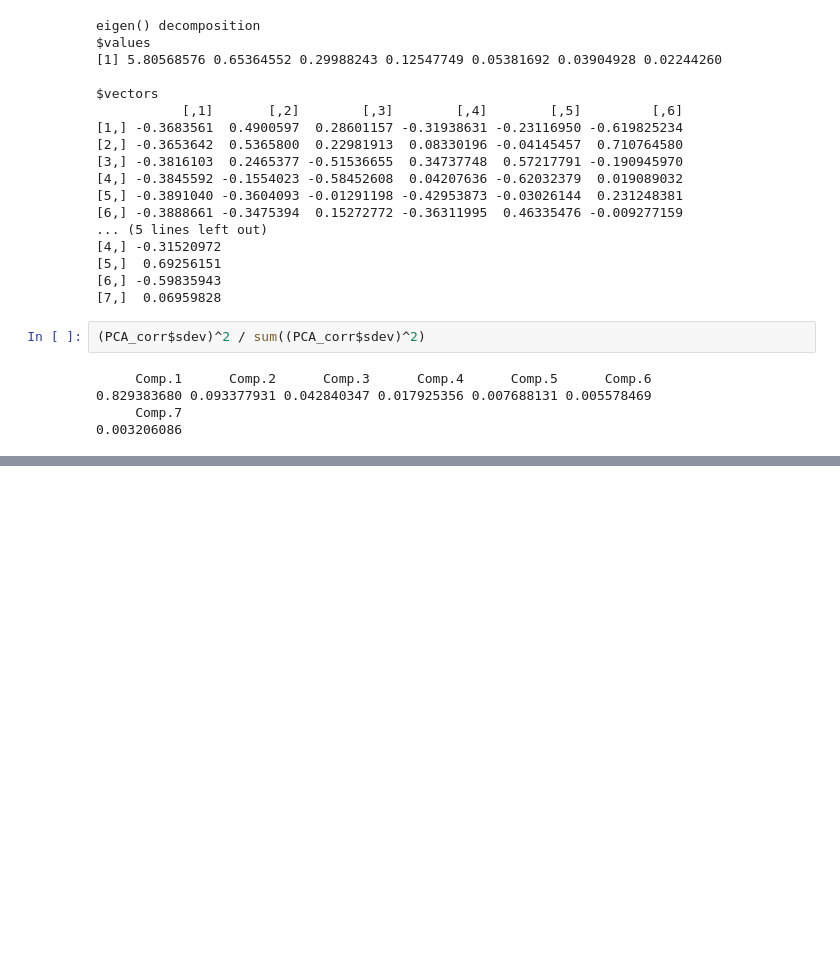
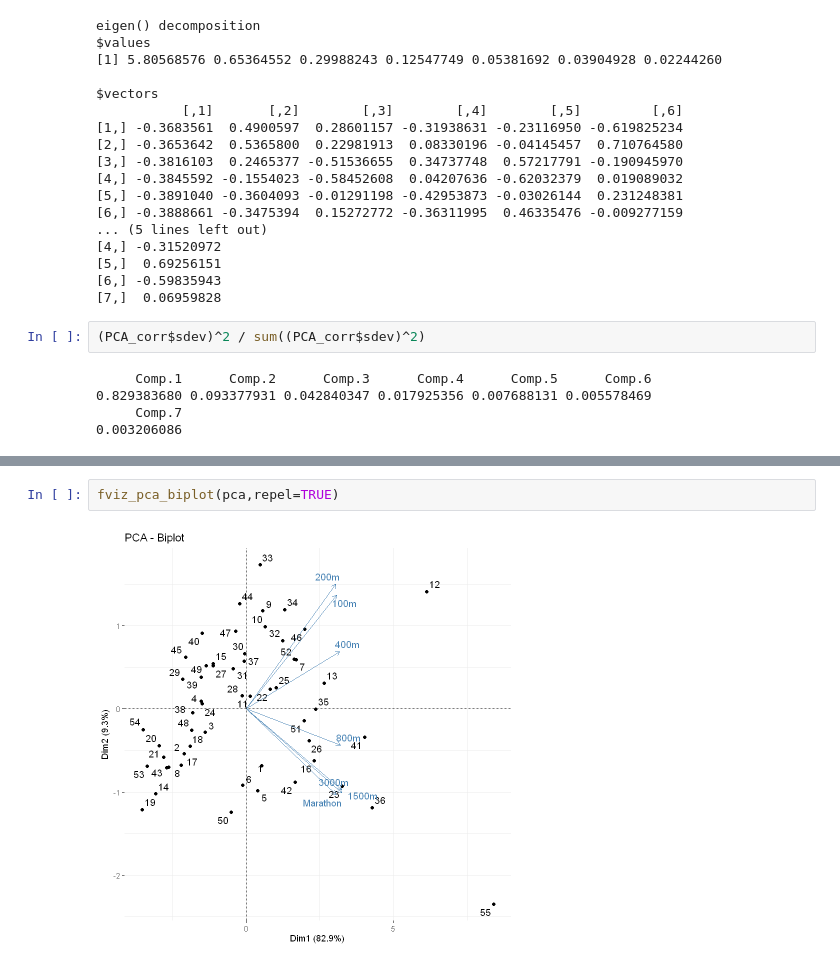
Before and after one commit to alexisuaguilaru/EstadisticaMultivariada, a Jupyter notebook: AnalisisComponentesPrincipales/Clases/0303_Ejemplo.ipynb, the cells around one changed output, grey strips where cells are left out. Saved outputs shown, nothing was run; the diff lists cells and outputs as text; blank space fills up the shorter version.

```diff
--- a/AnalisisComponentesPrincipales/Clases/0303_Ejemplo.ipynb
+++ b/AnalisisComponentesPrincipales/Clases/0303_Ejemplo.ipynb
@@ -123,0 +331,4 @@ $vectors
+# %%
+fviz_pca_biplot(pca,repel=TRUE)
+# %% [output]
+[figure, added]
```
Also changed, not shown: parts of 23 cells of this notebook.
